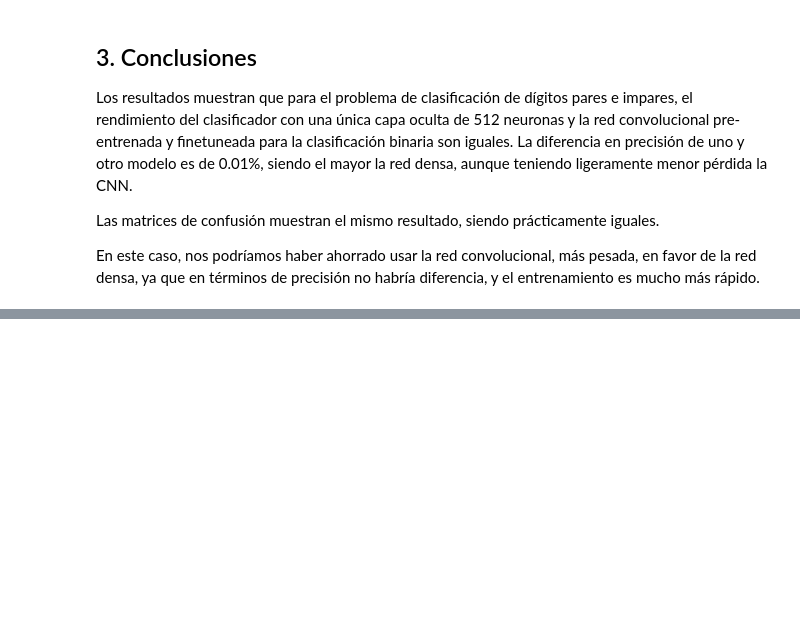
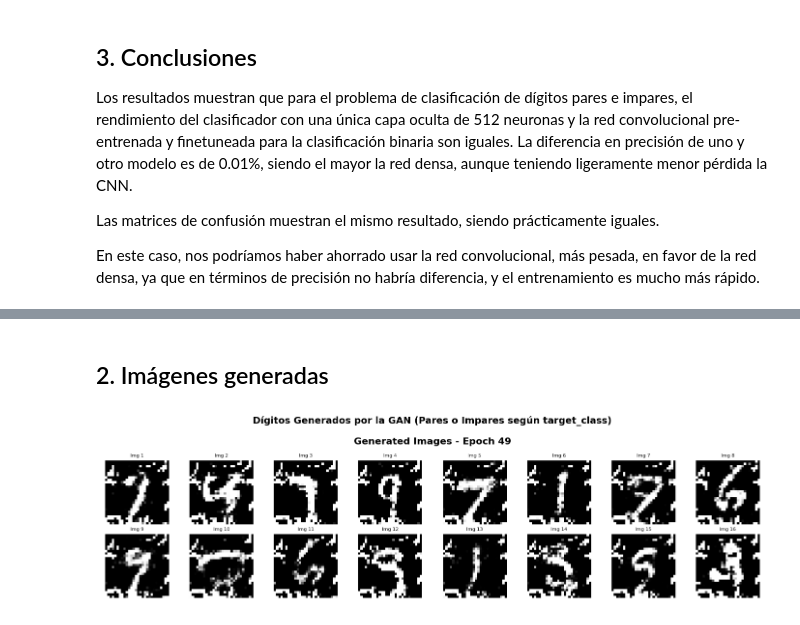
Before and after one commit to jorvarea/deep_learning_exercises, a Jupyter notebook: trabajo1.ipynb, the cells around one changed output, grey strips where cells are left out. Cells and saved outputs as stored; diff of their text form; code cells hidden in the pictures; blank space fills up the shorter version.

```diff
--- a/trabajo1.ipynb
+++ b/trabajo1.ipynb
@@ -656,0 +676,13 @@ En este caso, nos podríamos haber ahorrado usar la red convolucional, más pesa
+# %% [markdown]
+## 2. Imágenes generadas
+# %%
+img_generated = Image.open('trabajo_images/generated_images_gan_par.png')
+plt.figure(figsize=(14, 10))
+plt.imshow(img_generated)
+plt.axis('off')
+plt.title('Dígitos Generados por la GAN (Pares o Impares según target_class)',
+          fontsize=14, fontweight='bold', pad=15)
+plt.tight_layout()
+plt.show()
+# %% [output]
+[figure, added]
```
Also changed, not shown: parts of 13 cells of this notebook, 8 other files.
